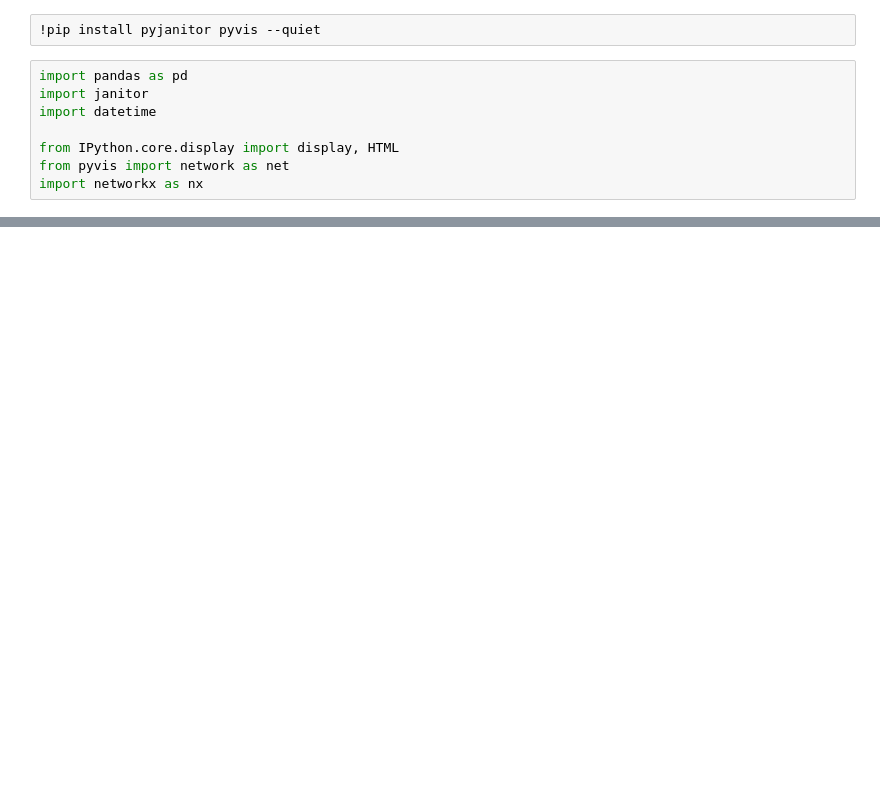
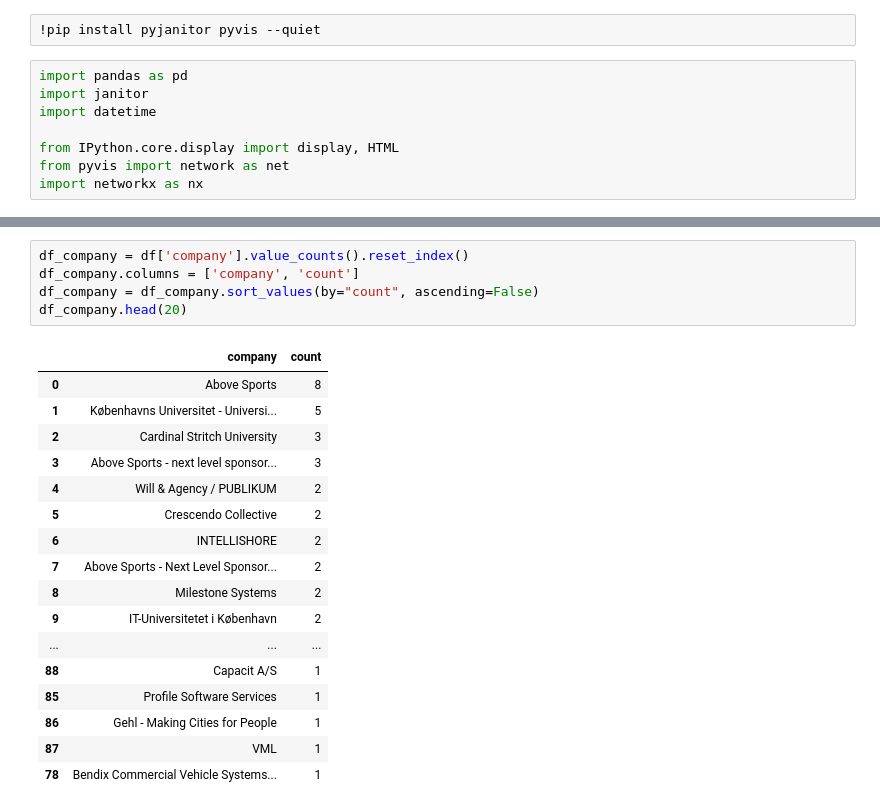
Before and after one commit to carobs9/machine-learning-basics, a Jupyter notebook: building_linkedin_network/notebook.ipynb, the cells around one changed output, grey strips where cells are left out. Cells and saved outputs as stored; diff of their text form; blank space fills up the shorter version.

```diff
--- a/building_linkedin_network/notebook.ipynb
+++ b/building_linkedin_network/notebook.ipynb
@@ -44,0 +37,23 @@ df_ori
+# %%
+df_company = df['company'].value_counts().reset_index()
+df_company.columns = ['company', 'count']
+df_company = df_company.sort_values(by="count", ascending=False)
+df_company.head(20)
+# %% [output]
+|  | company | count |
+| 0 | Above Sports | 8 |
+| 1 | Københavns Universitet - Universi... | 5 |
+| 2 | Cardinal Stritch University | 3 |
+| 3 | Above Sports - next level sponsor... | 3 |
+| 4 | Will & Agency / PUBLIKUM | 2 |
+| 5 | Crescendo Collective | 2 |
+| 6 | INTELLISHORE | 2 |
+| 7 | Above Sports - Next Level Sponsor... | 2 |
+| 8 | Milestone Systems | 2 |
+| 9 | IT-Universitetet i København | 2 |
+| ... | ... | ... |
+| 88 | Capacit A/S | 1 |
+| 85 | Profile Software Services | 1 |
+| 86 | Gehl - Making Cities for People | 1 |
+| 87 | VML | 1 |
+| 78 | Bendix Commercial Vehicle Systems... | 1 |
```
Also changed, not shown: parts of 11 cells of this notebook.
